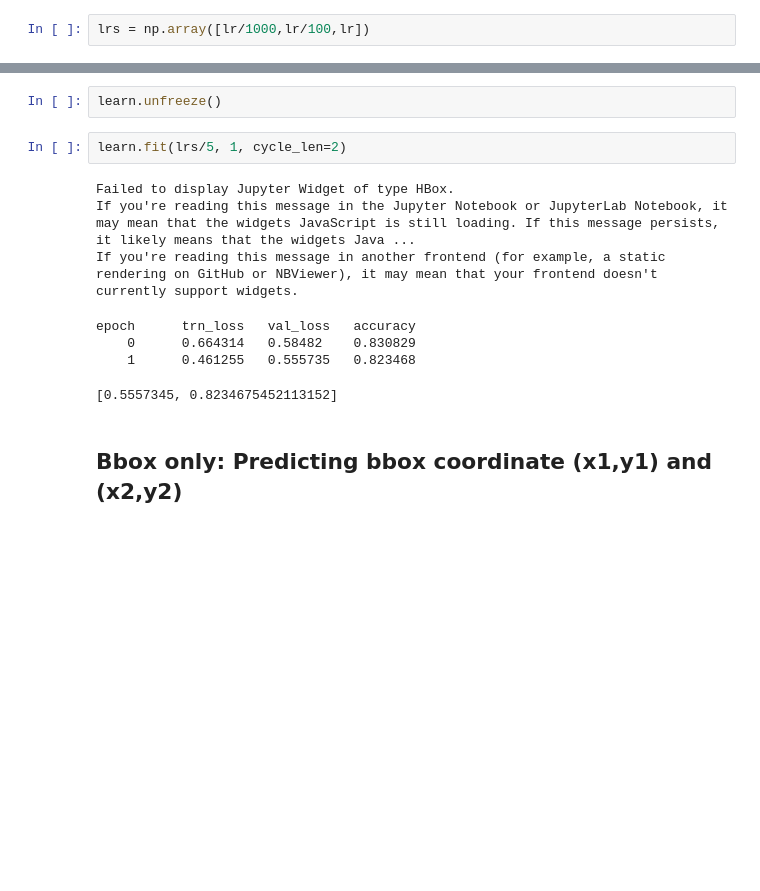
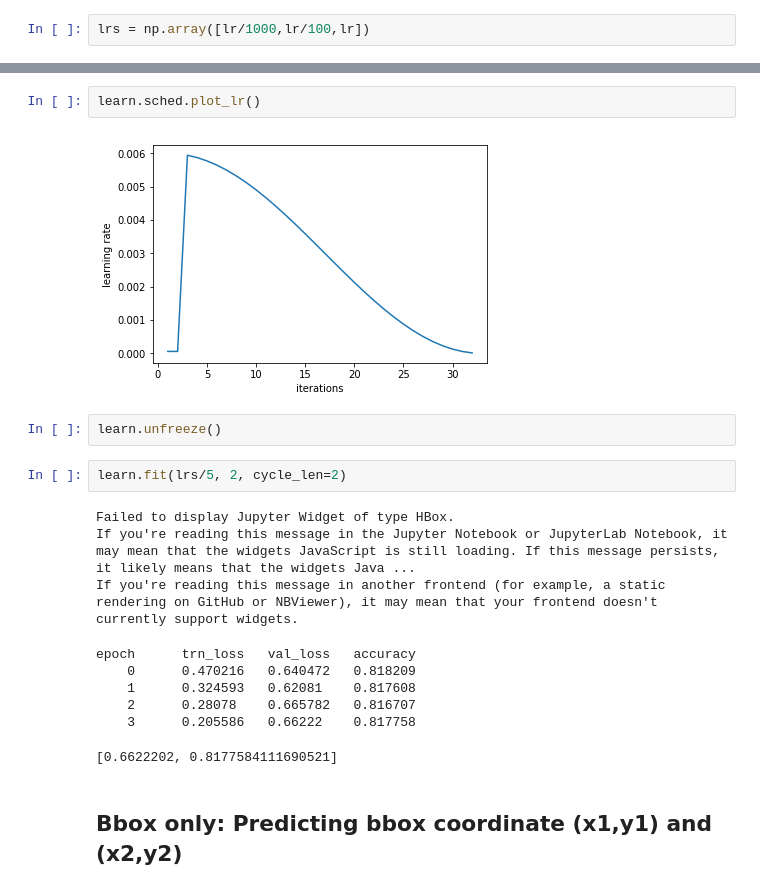
Before and after one commit to anhquan0412/fast_ai_part2_2018, a Jupyter notebook: pascal.ipynb, the cells around one changed output, grey strips where cells are left out. Saved outputs shown, nothing was run; the diff lists cells and outputs as text; blank space fills up the shorter version.

```diff
--- a/pascal.ipynb
+++ b/pascal.ipynb
@@ -348,15 +427,21 @@ epoch      trn_loss   val_loss   accuracy
+# %%
+learn.sched.plot_lr()
+# %% [output]
+[figure, added]
 # %%
 learn.unfreeze()
 # %%
-learn.fit(lrs/5, 1, cycle_len=2)
+learn.fit(lrs/5, 2, cycle_len=2)
 # %% [output]
 Failed to display Jupyter Widget of type HBox.
 If you're reading this message in the Jupyter Notebook or JupyterLab Notebook, it may mean that the widgets JavaScript is still loading. If this message persists, it likely means that the widgets Java ...
 If you're reading this message in another frontend (for example, a static rendering on GitHub or NBViewer), it may mean that your frontend doesn't currently support widgets.
 epoch      trn_loss   val_loss   accuracy
-    0      0.664314   0.58482    0.830829
-    1      0.461255   0.555735   0.823468
+    0      0.470216   0.640472   0.818209
+    1      0.324593   0.62081    0.817608
+    2      0.28078    0.665782   0.816707
+    3      0.205586   0.66222    0.817758
-[0.5557345, 0.8234675452113152]
+[0.6622202, 0.8177584111690521]
 # %% [markdown]
 ## Bbox only: Predicting bbox coordinate (x1,y1) and (x2,y2)
 # %%
```
Also changed, not shown: parts of 66 cells of this notebook.
